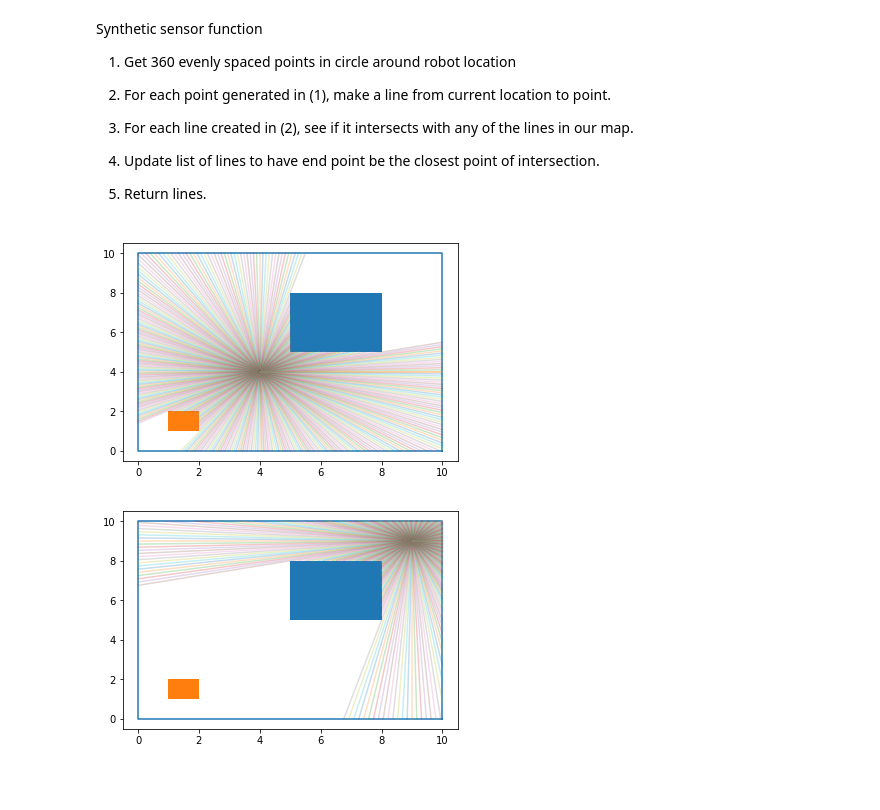
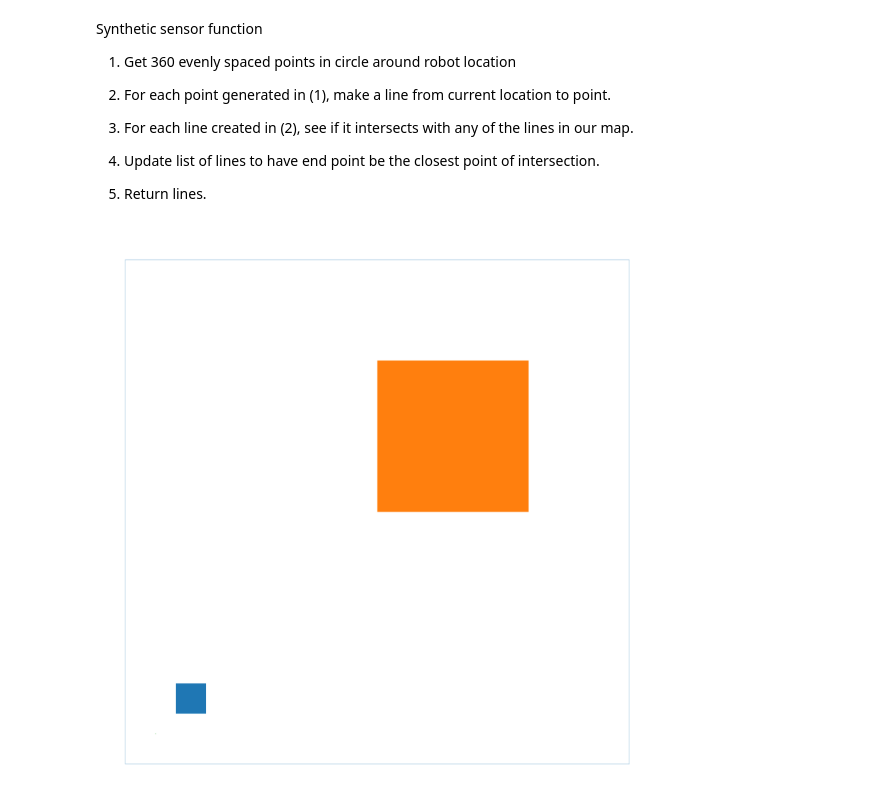
Before and after one commit to JosephGatto/2D-Motion-Planning-with-Machine-Learning, a Jupyter notebook: shapely synthetic sensor.ipynb, the cells around one changed output. Cells and saved outputs as stored; diff of their text form; code cells hidden in the pictures; blank space fills up the shorter version.

```diff
--- a/shapely synthetic sensor.ipynb
+++ b/shapely synthetic sensor.ipynb
@@ -17,7 +22,7 @@ converts the box, which would normally be solid, into just the perimeter lines.
 This helps when checking for intersections.
 # %%
 # Plotting code expects map border to be first object in this list.
-pols = [box(0.0, 0.0, 10.0, 10.0), box(5.0, 5.0, 8.0, 8.0), box(1.0, 1.0, 2.0, 2.0)]
+pols = [box(0.0, 0.0, 50.0, 50.0), box(5.0, 5.0, 8.0, 8.0), box(25.0, 25.0, 40.0, 40.0)]
 lines = []
 for pol in pols:
     boundary = pol.boundary
@@ -77,36 +82,23 @@ def synthetic_sensor(MAP, robot_location):
     return distances, lines
 # %%
 def plot(MAP, robot_location, line_strings, plot_grid=False):
-    fig, axs = plt.subplots()
-
+    fig = plt.figure(frameon=False)
+    fig.set_size_inches(50,50)
+    ax = plt.Axes(fig, [0., 0., 1., 1.])
+    ax.set_axis_off()
+    fig.add_axes(ax)
     for index, l in enumerate(MAP):
         if index != 0:
-            axs.fill(*l.xy, alpha=1)
+            ax.fill(*l.xy, alpha=1)
         else:
-            axs.plot(*l.xy, alpha=1)
-    for line in line_strings:
-        axs.plot(*line.xy, alpha=0.25)
-
-    # This plots a checkerboard grid. Might be useful when plotting paths?
-    if plot_grid:
-        nrows, ncols = 10,10
-        image = np.zeros((nrows,ncols))
-        for i in range(nrows):
-            for j in range(ncols):
-                image[i,j] = 0 if (i+j)%2 else 1
-
-        image = image.reshape((nrows, ncols))
-        axs.matshow(image, cmap = 'gray')
-    axs.scatter(*robot_location, s=10, alpha=1.0)
+            ax.plot(*l.xy, alpha=1)
+#     for line in line_strings:
+#         ax.plot(*line.xy, alpha=0.25)
+    ax.scatter(*robot_location, s=10, alpha=1.0)
+    fig.savefig('ihopethisworks.png', aspect='auto', dpi=1, cmap='gray')
 # %%
-robot_location = (4,4)
+robot_location = (3,3)
 distances, line_strings = synthetic_sensor(MAP, robot_location)
 plot(MAP, robot_location, line_strings)
 # %% [output]
-[figure, old version]
+[figure, new version]
-# %%
-robot_location = (9,9)
-distances, line_strings = synthetic_sensor(MAP, robot_location)
-plot(MAP, robot_location, line_strings)
-# %% [output]
-[figure, removed]
```
Also changed, not shown: parts of 6 cells of this notebook, 3 other files.
